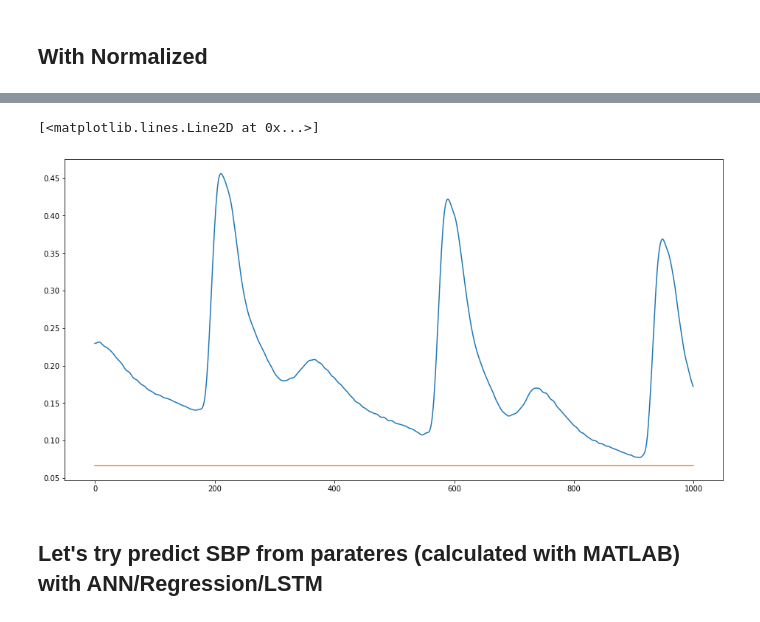
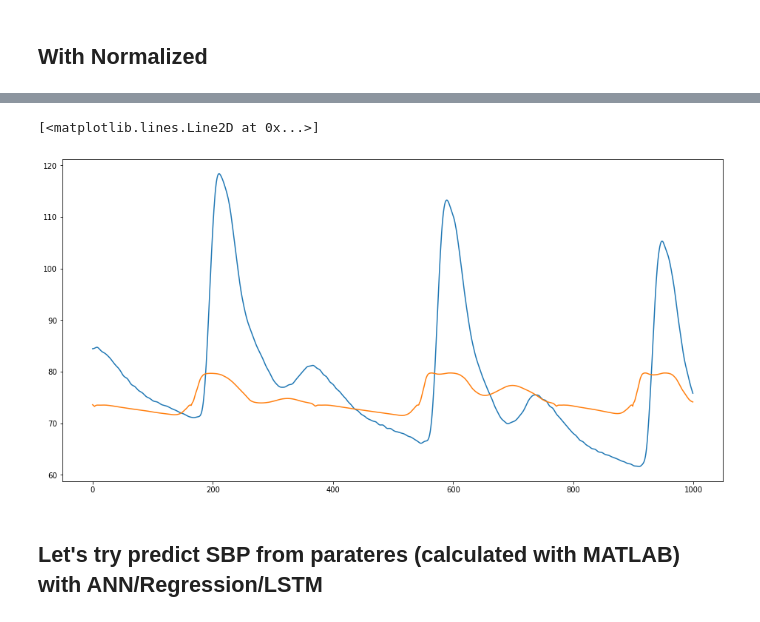
Before and after one commit to Double-Bonus/BP-estimation, a Jupyter notebook: blood-estimation.ipynb, the cells around one changed output, grey strips where cells are left out. Cells and saved outputs as stored; diff of their text form; code cells hidden in the pictures.

```diff
--- a/blood-estimation.ipynb
+++ b/blood-estimation.ipynb
@@ -490,5 +413,0 @@ plt.plot(y_s[0])
-# %%
-# LSTM needs this normalization for y (blood presure) in ~0-1?
-norm_y_s = np.divide(np.subtract(y_s, 50), 150)
-norm_y_val_s = np.divide(np.subtract(y_val_s, 50), 150)
-plt.plot(norm_y_s[0])
@@ -691,0 +516,22 @@ plt.legend()
+# %%
+# if workeing if *_11 dataset we save arrays here
+# dataTest = np.loadtxt('/kaggle/input/painlesparams/x_s_01.dat')
+# with open('dataOut_11.npy', 'wb') as f:
+#     np.save(f, x_s)
+#     np.save(f, y_s)
+#     np.save(f, x_val_s)
+#     np.save(f, y_val_s)
+with open('dataOut_11.npy', 'rb') as f:
+    x_s11 = np.load(f)
+    y_s11 = np.load(f)
+    x_val_s11 = np.load(f)
+    y_val_s11 = np.load(f)
+# %%
+x_train_all = np.concatenate((x_s, x_s11))
+print(x_s.shape)
+print(x_s11.shape)
+print(x_train_all.shape)
+y_train_all = np.concatenate((y_s, y_s11))
+
+x_val_all = np.concatenate((x_val_s, x_val_s11))
+y_val_all = np.concatenate((y_val_s, y_val_s11))
@@ -749,11 +606,10 @@ plt.plot(predictions_n[100])
 # %%
-predictions_n = model_f.predict(x_val_s)
-# print(predictions)
-plt.plot(norm_y_val_s[0])
-plt.plot(predictions_n[0])
+predictions_all = model_f.predict(x_val_all)
+plt.plot(y_val_all[0])
+plt.plot(predictions_all[0])
 # %% [output]
 [<matplotlib.lines.Line2D at 0x...>]
-[figure, old version]
+[figure, new version]
 # %% [markdown]
 ## Let's try predict SBP from parateres (calculated with MATLAB) with ANN/Regression/LSTM
 # %%
```
Also changed, not shown: parts of 37 cells of this notebook.
